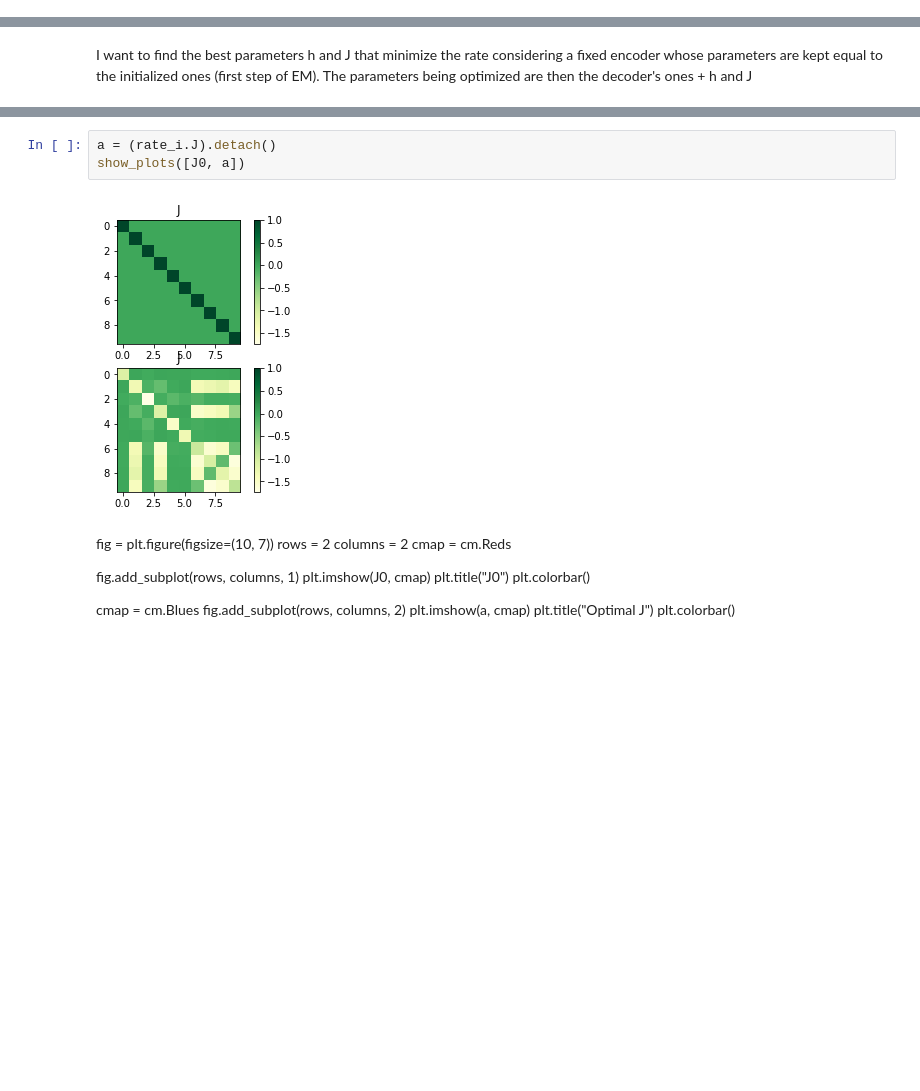
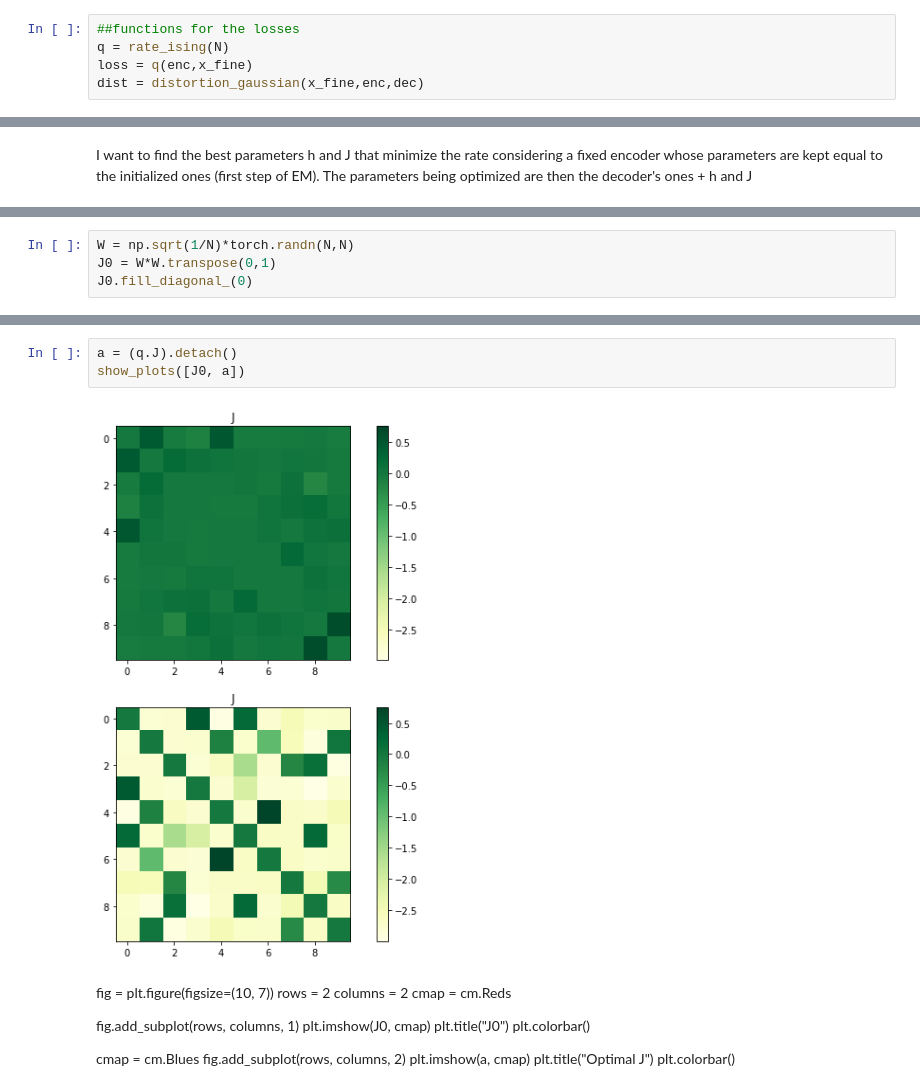
Before and after one commit to simonebmalerba/neural_VAE, a Jupyter notebook: ISING prior/Ising_2 - Unif-10N.ipynb, the cells around one changed output, grey strips where cells are left out. Saved outputs shown, nothing was run; the diff lists cells and outputs as text; blank space fills up the shorter version.

Commit message:
Analysis with the working rate + periodic boundary conditions

```diff
--- a/ISING prior/Ising_2 - Unif-10N.ipynb
+++ b/ISING prior/Ising_2 - Unif-10N.ipynb
@@ -58,2 +49,7 @@ torch.Size([10, 1024])
+# %%
+##functions for the losses
+q = rate_ising(N)
+loss = q(enc,x_fine)
+dist = distortion_gaussian(x_fine,enc,dec)
 # %% [markdown]
 GRADIENT DESCENT ON THE WHOLE SET OF PARAMETERS ( encoder, decoder, h, J)
@@ -187,0 +177,4 @@ tensor([[-2.1124, -2.0263, -1.9709, -1.9316, -1.9022, -1.8793, -1.8514, -1.8001,
+# %%
+W = np.sqrt(1/N)*torch.randn(N,N)
+J0 = W*W.transpose(0,1)
+J0.fill_diagonal_(0)
@@ -188,8 +202,8 @@ tensor([[-2.1124, -2.0263, -1.9709, -1.9316, -1.9022, -1.8793, -1.8514, -1.8001,
 # %%
-a = (rate_i.J).detach()
+a = (q.J).detach()
 show_plots([J0, a])
 # %% [output]
-[figure, old version]
+[figure, new version]
 # %% [markdown]
 fig = plt.figure(figsize=(10, 7))
 rows = 2
```
Also changed, not shown: parts of 28 cells of this notebook, 15 other files.
